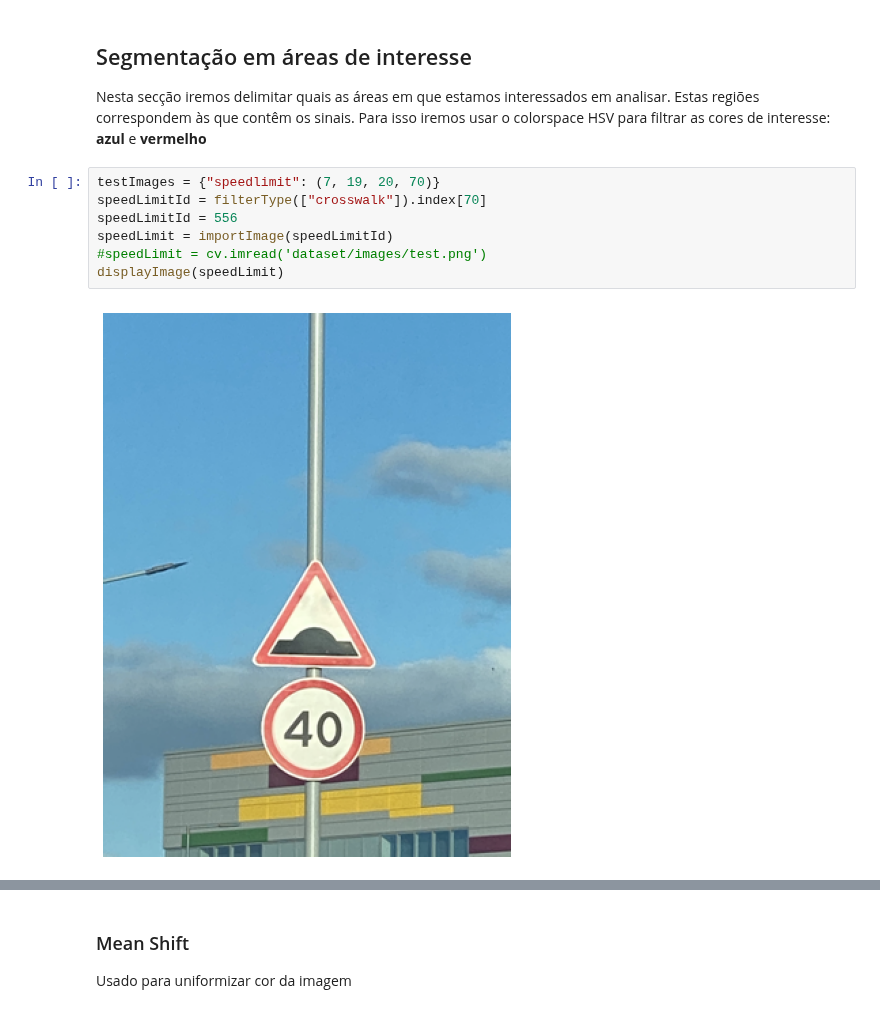
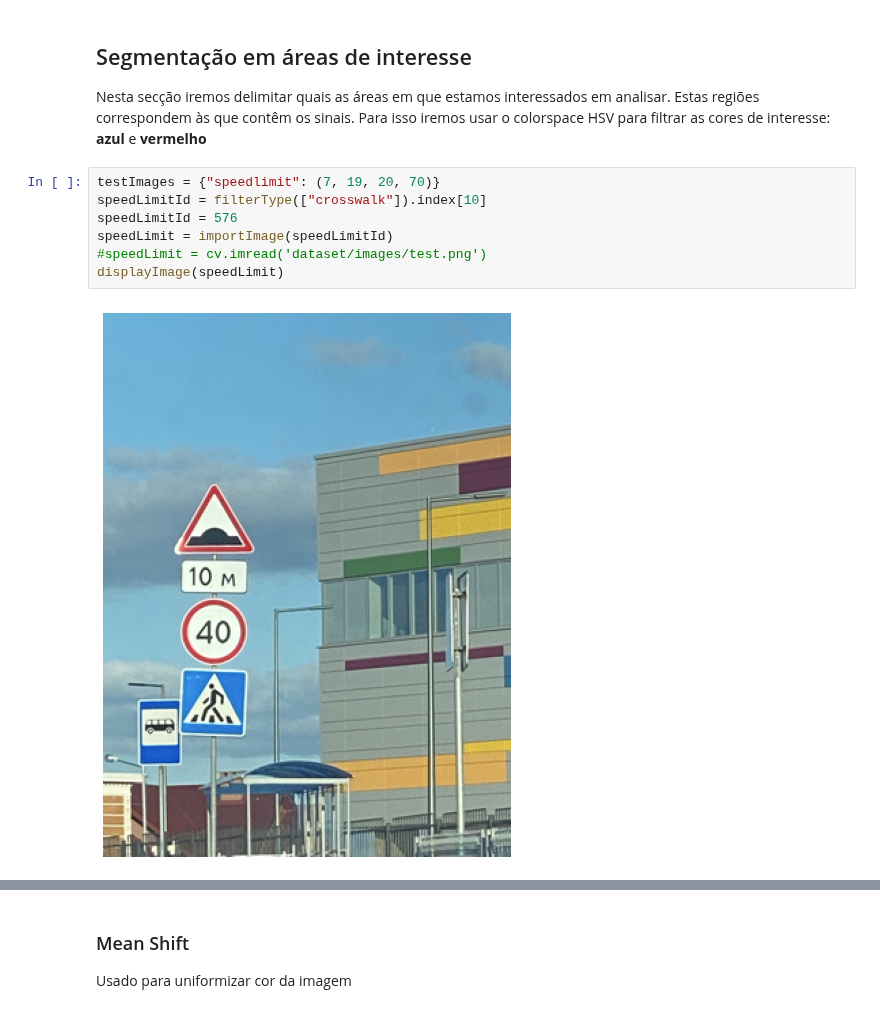
Before and after one commit to joaolucasmartins/VC2022, a Jupyter notebook: notebook.ipynb, the cells around one changed output, grey strips where cells are left out. Saved outputs shown, nothing was run; the diff lists cells and outputs as text.

```diff
--- a/notebook.ipynb
+++ b/notebook.ipynb
@@ -90,13 +90,13 @@ filterType(["speedlimit"])
 Nesta secção iremos delimitar quais as áreas em que estamos interessados em analisar. Estas regiões correspondem às que contêm os sinais. Para isso iremos usar o colorspace HSV para filtrar as cores de interesse: **azul** e **vermelho**
 # %%
 testImages = {"speedlimit": (7, 19, 20, 70)}
-speedLimitId = filterType(["crosswalk"]).index[70]
-speedLimitId = 556
+speedLimitId = filterType(["crosswalk"]).index[10]
+speedLimitId = 576
 speedLimit = importImage(speedLimitId)
 #speedLimit = cv.imread('dataset/images/test.png')
 displayImage(speedLimit)
 # %% [output]
-[figure, old version]
+[figure, new version]
 # %%
 clahe = cv.createCLAHE(clipLimit=1.0, tileGridSize=(8,8))
 hsv = cv.cvtColor(speedLimit, cv.COLOR_BGR2HSV)
```
Also changed, not shown: parts of 11 cells of this notebook.
